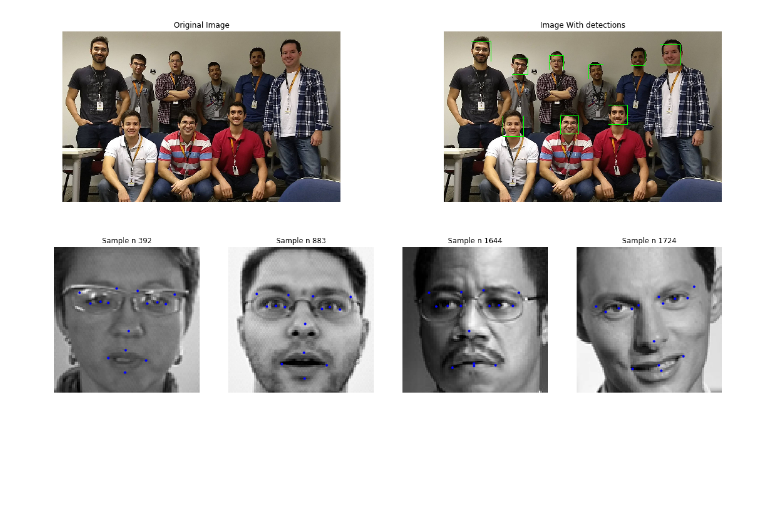
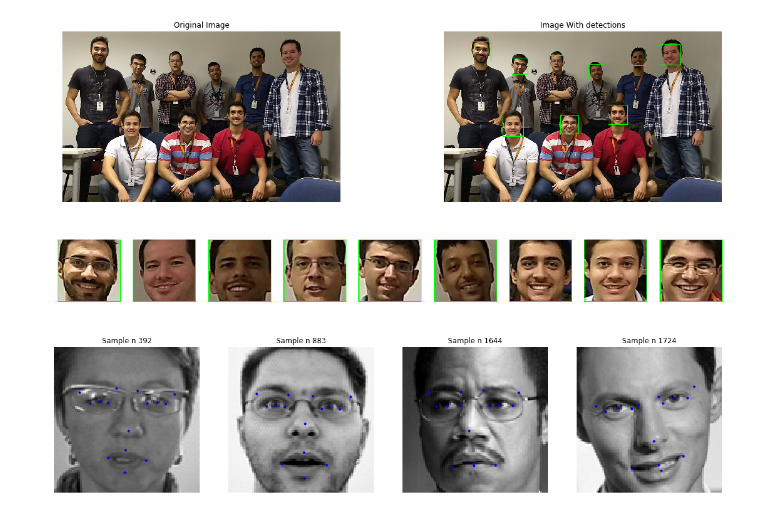
Before and after one commit to RenatoBMLR/Facial_Keypoints_Detection, a Jupyter notebook: Facial_keypoints_detection.ipynb, the cells around one changed output. Saved outputs shown, nothing was run; the diff lists cells and outputs as text; code cells hidden in the pictures; blank space fills up the shorter version.

Commit message:
Created a class to detect and crop faces from images

```diff
--- a/Facial_keypoints_detection.ipynb
+++ b/Facial_keypoints_detection.ipynb
@@ -39,7 +22,0 @@ gray_img = convertToGray(img_original)
-# %%
-#load cascade classifier training file for haarcascade
-path2class = '/Users/renatobottermaiolopesrodrigues/anaconda3/share/OpenCV/haarcascades/haarcascade_frontalface_alt.xml'
-
-
-
-haar_face_cascade = cv2.CascadeClassifier(path2class)
@@ -56,3 +22,0 @@ img_with_detections = np.copy(img_original)
-# %%
-for (x, y, w, h) in faces:
-    cv2.rectangle(img_with_detections, (x, y), (x+w, y+h), (0, 255, 0), 2)
@@ -58,0 +67,2 @@ for (x, y, w, h) in faces:
+# %%
+FaceDetection = FaceDetection()
@@ -59,3 +73,6 @@ for (x, y, w, h) in faces:
+# %%
+faces_crop = FaceDetection.detection()
+(img_original, img_with_detections) =  (FaceDetection.img_original, FaceDetection.img_with_detections)
 # %%
 fig = plt.figure(figsize=(20,5))
 plt.subplot(1,2,1)
@@ -73,6 +90,16 @@ plt.axis('off')
 fig.savefig('figures/fig_detection.png')
 # %% [output]
 [figure]
+# %%
+plt.figure(figsize=(20,5))
+count = 1
+for face in faces_crop:
+    plt.subplot(1,len(faces_crop),count)
+    count+=1
+    plt.imshow(face)
+    plt.axis('off')
+# %% [output]
+[figure, added]
 # %%
 path2data = '/home/r120084/data/'
 # %%
```
Also changed, not shown: parts of 8 cells of this notebook.
